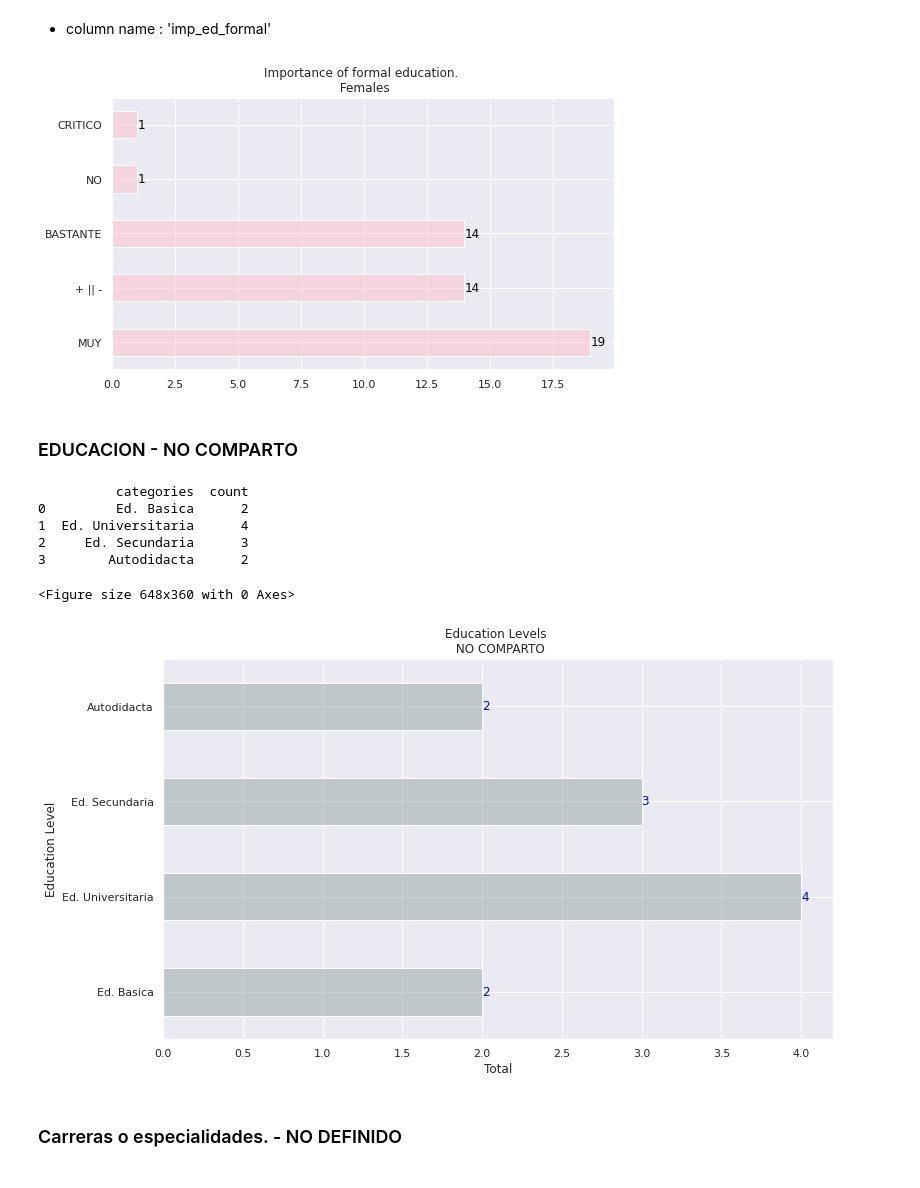
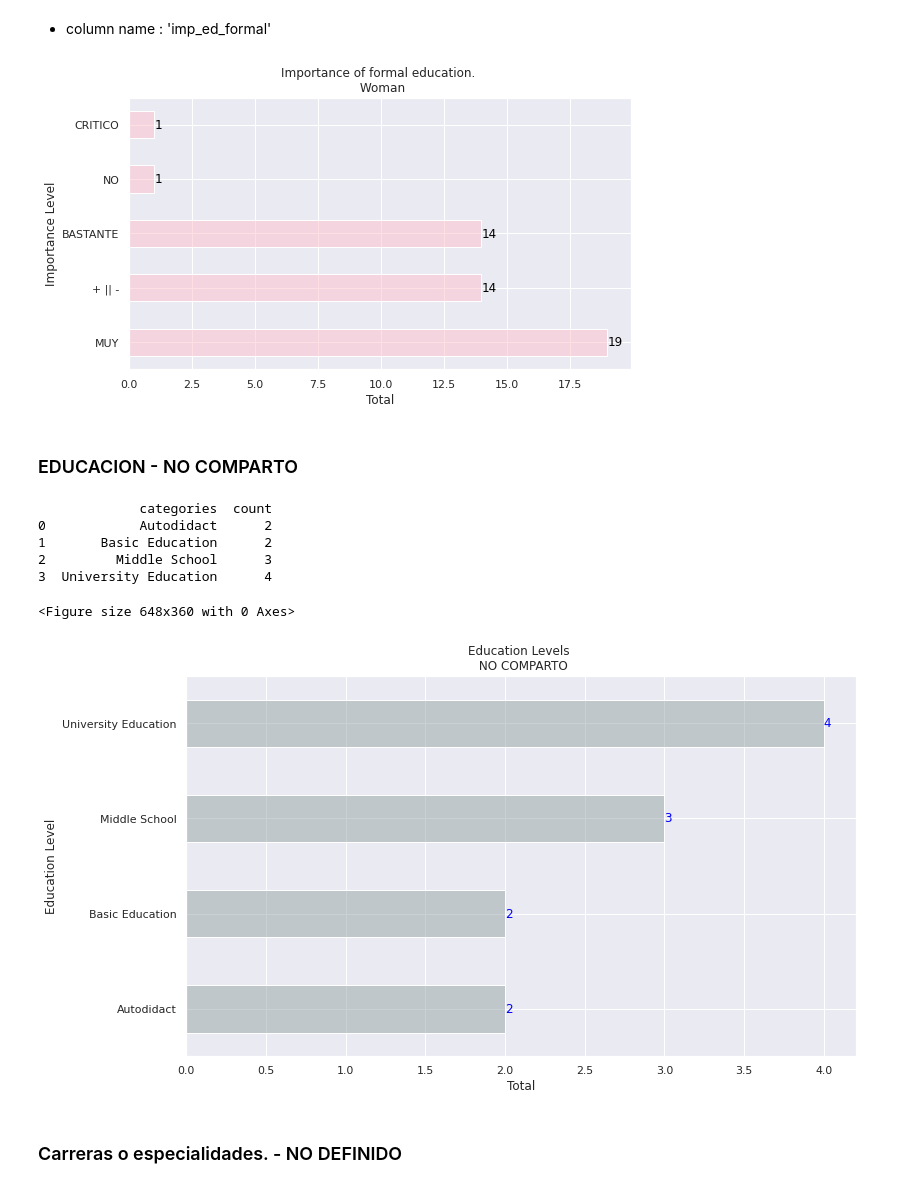
Before and after one commit to TorrezMN/Data_Science, a Jupyter notebook: Enc_Devs_Py/Notebooks/Education.ipynb, the cells around one changed output. Drawn from its saved outputs; the diff is of its cells as text; code cells hidden in the pictures.

```diff
--- a/Enc_Devs_Py/Notebooks/Education.ipynb
+++ b/Enc_Devs_Py/Notebooks/Education.ipynb
@@ -215,7 +250,7 @@ fig = plt.figure(figsize=(9, 5))
 ed_hombres_df = make_df(gen.get_group("HOMBRE"), "educacion", "categories", "count")
 ed_hombres_plot = ed_hombres_df.plot(
     kind="barh",
-    title="Education Level \n Male",
+    title="Education Level \n Men",
     fontsize=13,
     legend=False,
     color=get_color("Male", "light"),
@@ -282,7 +317,7 @@ carr_hombres_df = make_df(
 )
 carr_hombres_plot = carr_hombres_df.plot(
     kind="barh",
-    title="Carers or Specialties \n Male",
+    title="Carers or Specialties \n Men",
     xlabel="Carers / Specialties",
     legend=False,
     color=get_color("Male", "light"),
@@ -382,7 +417,7 @@ fig = plt.figure(figsize=(9, 5))
 ed_mujeres_df = make_df(gen.get_group("MUJER"), "educacion", "categories", "count")
 ed_mujeres_plot = ed_mujeres_df.plot(
     kind="barh",
-    title="Level of Education - Female",
+    title="Level of Education \n Woman",
     legend=False,
     color=get_color("Female", "light"),
 )
@@ -423,11 +458,17 @@ carr_mujeres_df = make_df(
 carr_mujeres_plot = carr_mujeres_df.plot(
     kind="barh",
     ylabel="Carers / Specialties",
-    xlabel="Total count",
-    title="Carreras o especialidades. - MUJERES",
+    title="Careers or specialties. \n Woman",
     legend=False,
     color=get_color("Female", "light"),
 )
+
+
+carr_mujeres_plot.set_xlabel("Total")
+carr_mujeres_plot.set_ylabel("Careers")
+
+
+
 
 print(carr_mujeres_df)
 carr_mujeres_plot.set_yticklabels(
@@ -454,22 +495,24 @@ plt.show()
 # %%
 fig = plt.figure(figsize=(9, 5))
 
-muj_import_df = (
-    gen.get_group("MUJER")["imp_ed_formal"]
-    .value_counts()
-    .plot(
+muj_import_df = gen.get_group("MUJER")["imp_ed_formal"].value_counts()
+muj_import_plot = muj_import_df.plot(
         kind="barh",
-        title="Importance of formal education. \n Females",
+        title="Importance of formal education. \n Woman",
         color=get_color("Female", "light"),
     )
-)
+
+muj_import_plot.set_xlabel("Total")
+muj_import_plot.set_ylabel("Importance Level")
+
+
 
 for k, v in enumerate(gen.get_group("MUJER")["imp_ed_formal"].value_counts().values):
-    muj_import_df.annotate(v, (v, k), va="center", color="black")
+    muj_import_plot.annotate(v, (v, k), va="center", color="black")
 
 plt.show()
 # %% [output]
-[figure, old version]
+[figure, new version]
 # %% [markdown]
 ### EDUCACION - NO COMPARTO
 # %%
@@ -502,13 +545,13 @@ for k, v in enumerate([i for i in ed_no_comp_df["count"]]):
 
 plt.show()
 # %% [output]
-          categories  count
-0         Ed. Basica      2
-1  Ed. Universitaria      4
-2     Ed. Secundaria      3
-3        Autodidacta      2
+             categories  count
+0            Autodidact      2
+1       Basic Education      2
+2         Middle School      3
+3  University Education      4
 <Figure size 648x360 with 0 Axes>
-[figure, old version]
+[figure, new version]
 # %% [markdown]
 ### Carreras o especialidades. - NO DEFINIDO
 # %%
```
Also changed, not shown: parts of 15 cells of this notebook, 5 other files.
